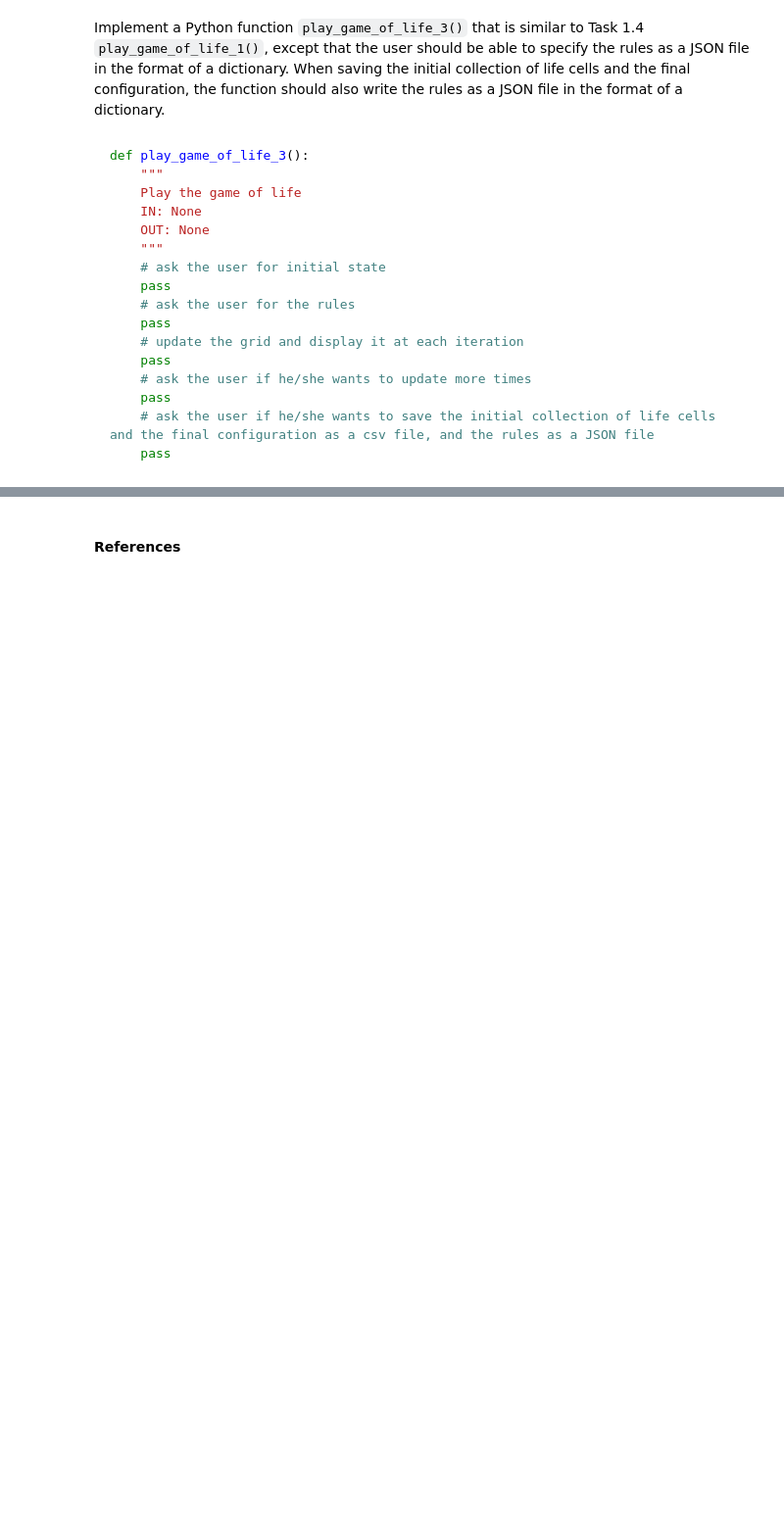
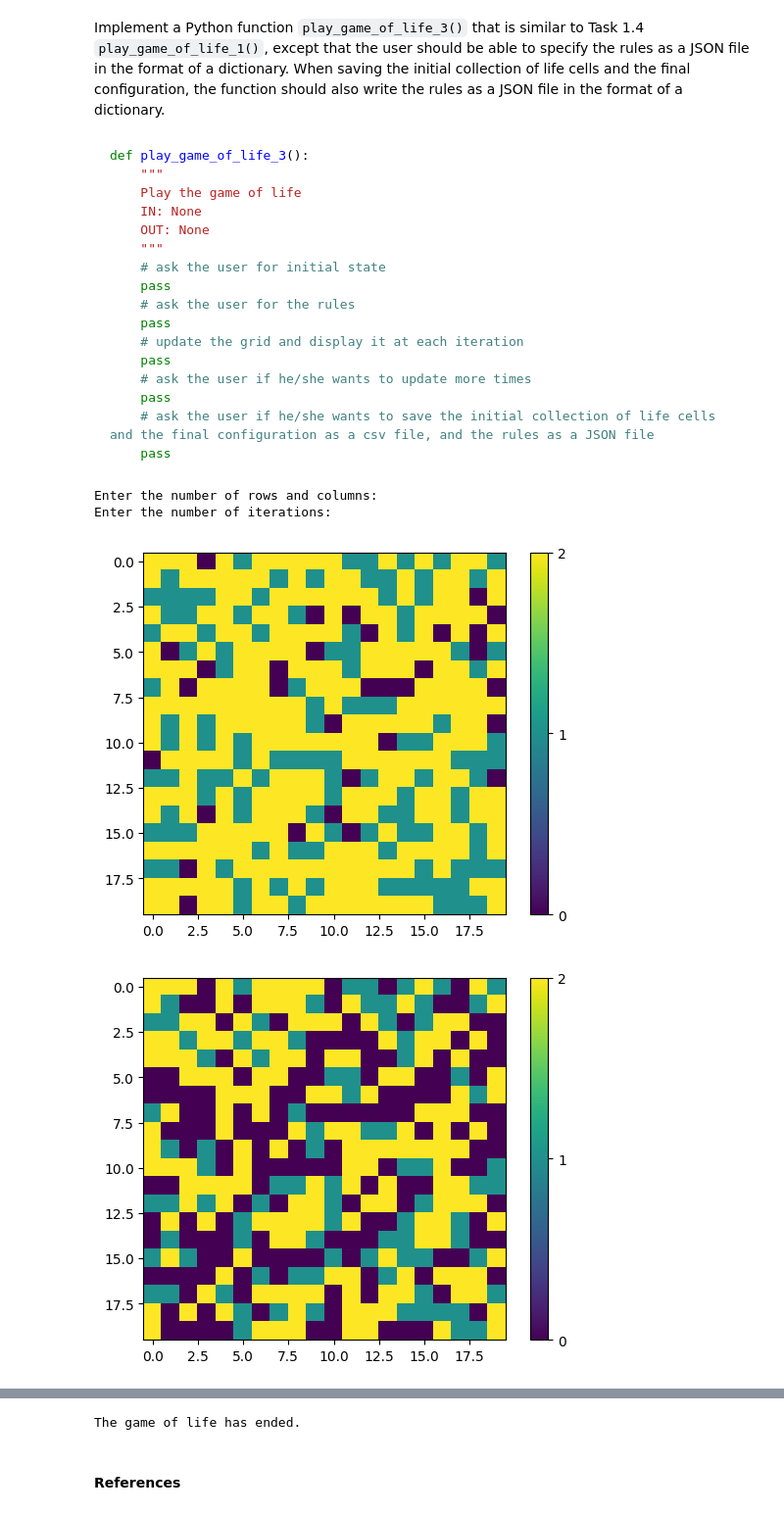
Before and after one commit to christopherlam1016/CS211GameOfLife, a Jupyter notebook: GameOfLife/Topic1.ipynb, the cells around one changed output, grey strips where cells are left out. Shown at 98% size. Cells and saved outputs as stored; diff of their text form; code cells hidden in the pictures; blank space fills up the shorter version.

````diff
--- a/GameOfLife/Topic1.ipynb
+++ b/GameOfLife/Topic1.ipynb
@@ -514,3 +530,30 @@ def draw_life_state_3(life_state, colors):
     """
     pass
 ```
+# %%
+def init_life_state_3(n, m, p_list, states):
+    """
+    Generate an initial random subset of non-binary cells
+    IN: n, int, number of rows
+        m, int, number of columns
+        p_list, list of float, probabilities of each state
+        states, list of int, possible states of the cells
+    OUT: ndarray of shape (n, m), initial state of the cells
+    """
+    # generate random grid given states and probabilities
+    state = np.zeros((n, m), dtype=int) # initialize state array
+    for i in range(n):
+        for j in range(m):
+            state[i, j] = np.random.choice(states, p=p_list)
+    return state
+# %%
+if __name__ == "__main__":
+    # testing the function
+    np.random.seed(211)
+    n = 10
+    m = 10
+    p_list = [0.1, 0.3, 0.6]
+    states_list = [0, 1, 2]
+
+    life_state = init_life_state_3(n, m, p_list, states_list)
+    print(life_state)
@@ -641,0 +899,9 @@ def play_game_of_life_3():
+# %%
+if __name__ == "__main__":
+    np.random.seed(211)
+    play_game_of_life_3()
+# %% [output]
+Enter the number of rows and columns:
+Enter the number of iterations:
+[figure, added]
+[figure, added]
@@ -642,3 +910,4 @@ def play_game_of_life_3():
+The game of life has ended.
 # %% [markdown]
 #### References
 # %% [markdown]
````
Also changed, not shown: parts of 15 cells of this notebook, 4 other files.
